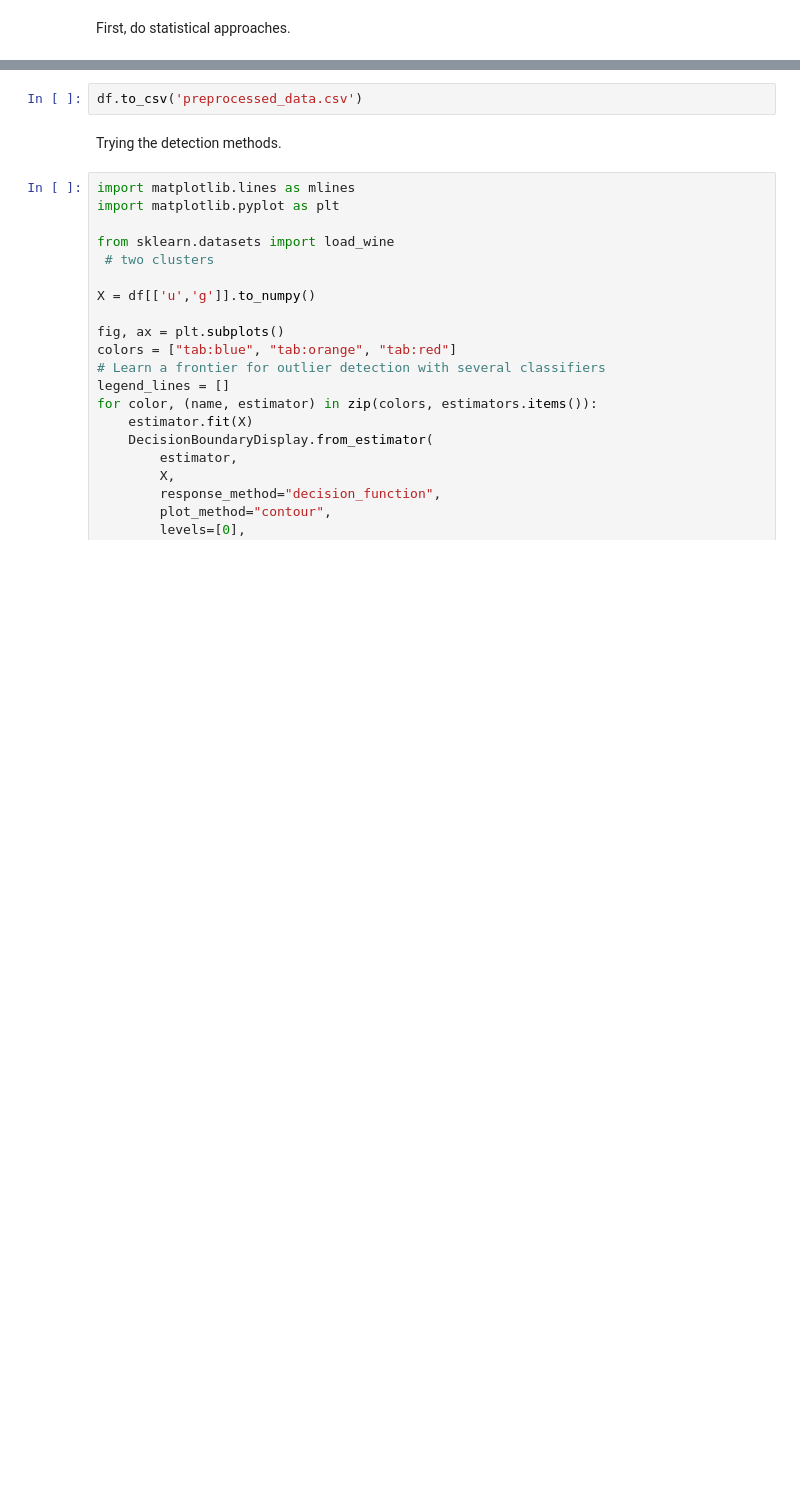
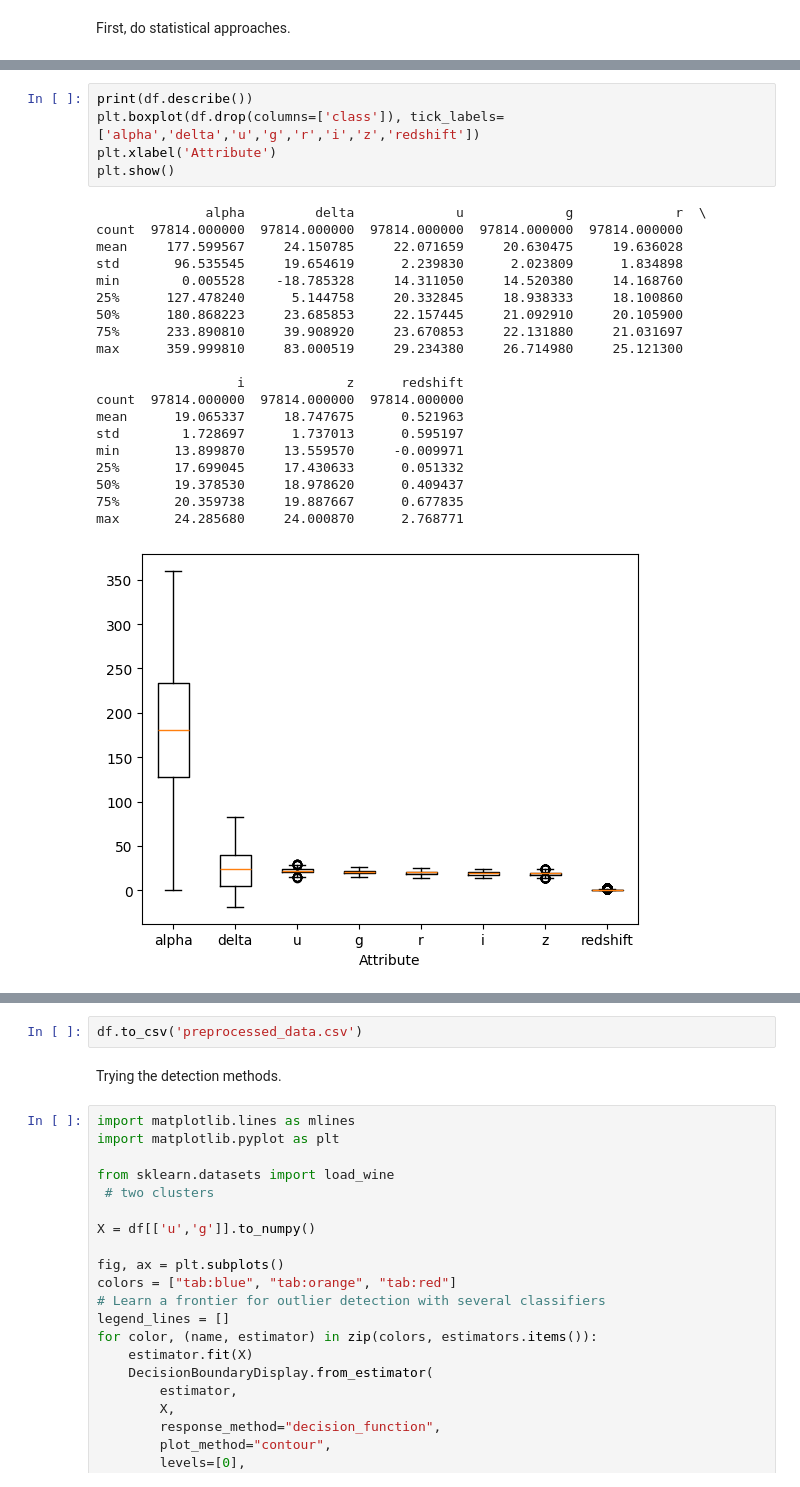
Before and after one commit to cookepoli/Bennett_CookePolitikos_CS368_StellarClassification, a Jupyter notebook: Scripts and notebooks/outlier_analysis.ipynb, the cells around one changed output, grey strips where cells are left out. Saved outputs shown, nothing was run; the diff lists cells and outputs as text; blank space fills up the shorter version.

```diff
--- a/Scripts and notebooks/outlier_analysis.ipynb
+++ b/Scripts and notebooks/outlier_analysis.ipynb
@@ -112,0 +113,26 @@ max       24.285680     24.000870      2.768771
+# %%
+print(df.describe())
+plt.boxplot(df.drop(columns=['class']), tick_labels=['alpha','delta','u','g','r','i','z','redshift'])
+plt.xlabel('Attribute')
+plt.show()
+# %% [output]
+              alpha         delta             u             g             r  \
+count  97814.000000  97814.000000  97814.000000  97814.000000  97814.000000
+mean     177.599567     24.150785     22.071659     20.630475     19.636028
+std       96.535545     19.654619      2.239830      2.023809      1.834898
+min        0.005528    -18.785328     14.311050     14.520380     14.168760
+25%      127.478240      5.144758     20.332845     18.938333     18.100860
+50%      180.868223     23.685853     22.157445     21.092910     20.105900
+75%      233.890810     39.908920     23.670853     22.131880     21.031697
+max      359.999810     83.000519     29.234380     26.714980     25.121300
+
+                  i             z      redshift
+count  97814.000000  97814.000000  97814.000000
+mean      19.065337     18.747675      0.521963
+std        1.728697      1.737013      0.595197
+min       13.899870     13.559570     -0.009971
+25%       17.699045     17.430633      0.051332
+50%       19.378530     18.978620      0.409437
+75%       20.359738     19.887667      0.677835
+max       24.285680     24.000870      2.768771
+[figure, added]
```
Also changed, not shown: parts of 9 cells of this notebook, 6 other files.
